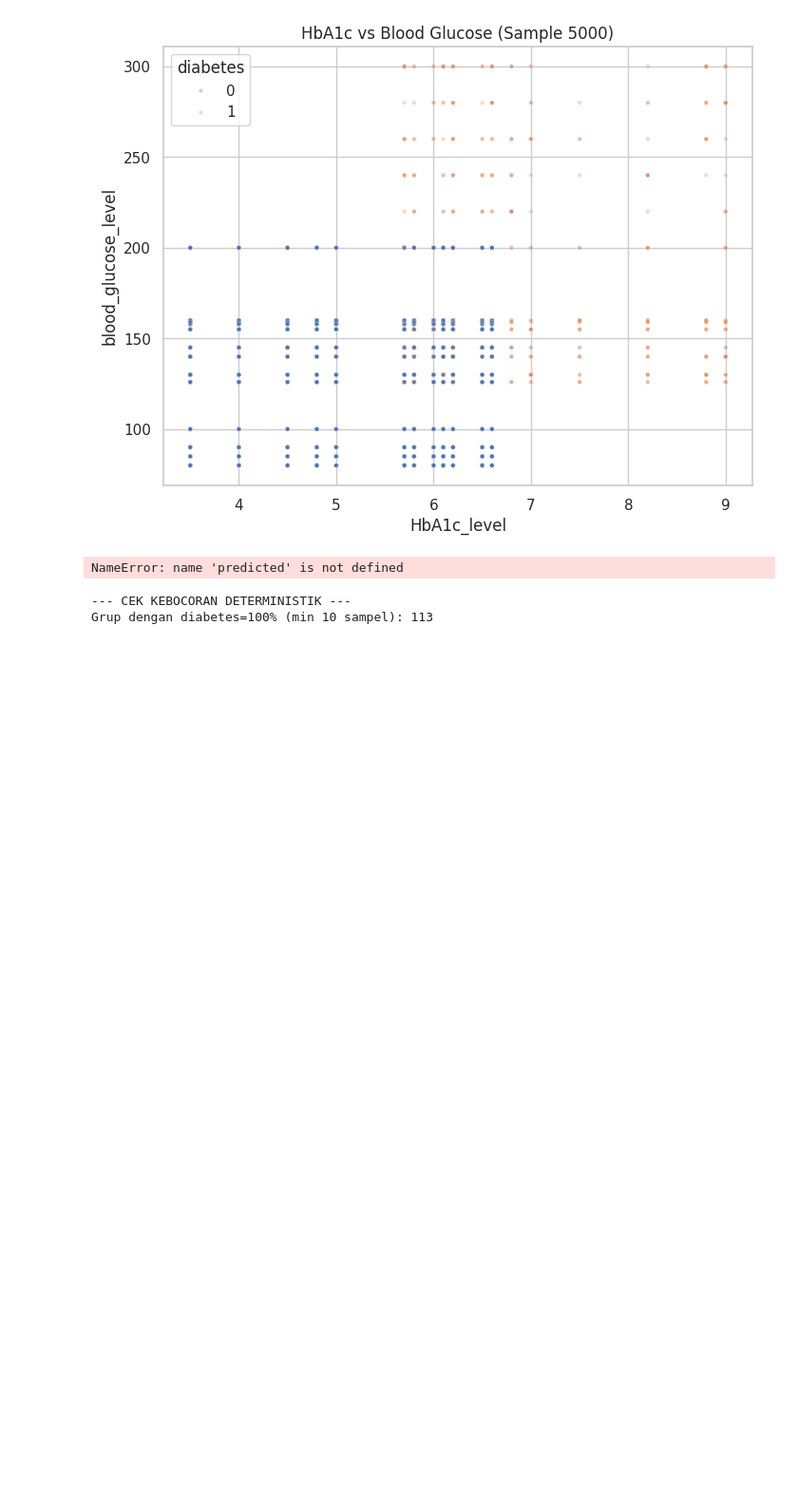
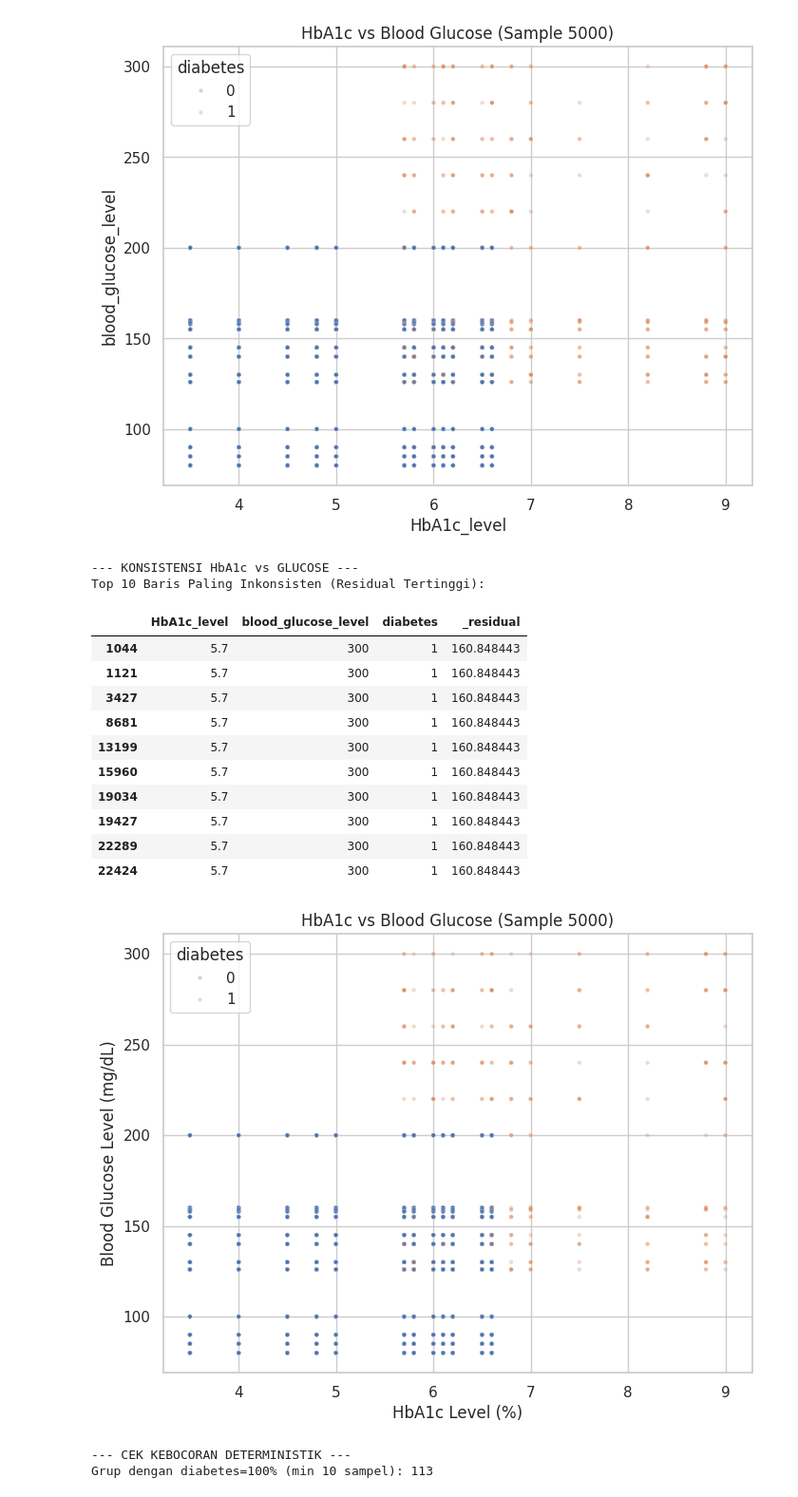
Before and after one commit to aariffaqiih/temp, a Jupyter notebook: Untitled14.ipynb, the cells around one changed output. Shown at 95% size. Saved outputs shown, nothing was run; the diff lists cells and outputs as text; code cells hidden in the pictures; blank space fills up the shorter version.

```diff
--- a/Untitled14.ipynb
+++ b/Untitled14.ipynb
@@ -369,21 +369,41 @@ plt.show()
 # %% [output]
 --- KONSISTENSI HbA1c vs GLUCOSE ---
 [figure]
-# %%
-df['_residual'] = abs(df['blood_glucose_level'] - predicted)
-top_inconsistent = df.nlargest(10, '_residual')[['HbA1c_level','blood_glucose_level','diabetes','_residual']]
-print("Top 10 Baris Paling Inkonsisten (Residual Tertinggi):")
-display(top_inconsistent)
-df.drop(columns=['_residual'], inplace=True)
-from numpy.polynomial.polynomial import polyfit
-coeffs = np.polyfit(df['HbA1c_level'], df['blood_glucose_level'], 1)
-predicted = np.polyval(coeffs, df['HbA1c_level'])
-residuals = abs(df['blood_glucose_level'] - predicted)
-top_inconsistent = df.nlargest(10, residuals)[['HbA1c_level','blood_glucose_level','diabetes']]
-print("Top 10 Baris Paling Inkonsisten (Residual Tertinggi):")
-display(top_inconsistent)
-# %% [output]
-NameError: name 'predicted' is not defined
+# %%
+print("\n--- KONSISTENSI HbA1c vs GLUCOSE ---")
+
+coeffs = np.polyfit(df['HbA1c_level'], df['blood_glucose_level'], 1)
+predicted = np.polyval(coeffs, df['HbA1c_level'])
+df['_residual'] = abs(df['blood_glucose_level'] - predicted)
+
+top_inconsistent = df.nlargest(10, '_residual')[['HbA1c_level', 'blood_glucose_level', 'diabetes', '_residual']]
+print("Top 10 Baris Paling Inkonsisten (Residual Tertinggi):")
+display(top_inconsistent)
+
+plt.figure(figsize=(8, 6))
+sns.scatterplot(data=df.sample(5000), x='HbA1c_level', y='blood_glucose_level',
+                hue='diabetes', alpha=0.3, s=10)
+plt.title("HbA1c vs Blood Glucose (Sample 5000)")
+plt.xlabel("HbA1c Level (%)")
+plt.ylabel("Blood Glucose Level (mg/dL)")
+plt.show()
+
+df.drop(columns=['_residual'], inplace=True)
+# %% [output]
+--- KONSISTENSI HbA1c vs GLUCOSE ---
+Top 10 Baris Paling Inkonsisten (Residual Tertinggi):
+|  | HbA1c_level | blood_glucose_level | diabetes | _residual |
+| 1044 | 5.7 | 300 | 1 | 160.848443 |
+| 1121 | 5.7 | 300 | 1 | 160.848443 |
+| 3427 | 5.7 | 300 | 1 | 160.848443 |
+| 8681 | 5.7 | 300 | 1 | 160.848443 |
+| 13199 | 5.7 | 300 | 1 | 160.848443 |
+| 15960 | 5.7 | 300 | 1 | 160.848443 |
+| 19034 | 5.7 | 300 | 1 | 160.848443 |
+| 19427 | 5.7 | 300 | 1 | 160.848443 |
+| 22289 | 5.7 | 300 | 1 | 160.848443 |
+| 22424 | 5.7 | 300 | 1 | 160.848443 |
+[figure, added]
 # %%
 print("\n--- CEK KEBOCORAN DETERMINISTIK ---")
 leak_check = df.groupby(['HbA1c_level', 'blood_glucose_level'])['diabetes'].agg(['mean','count'])
```
